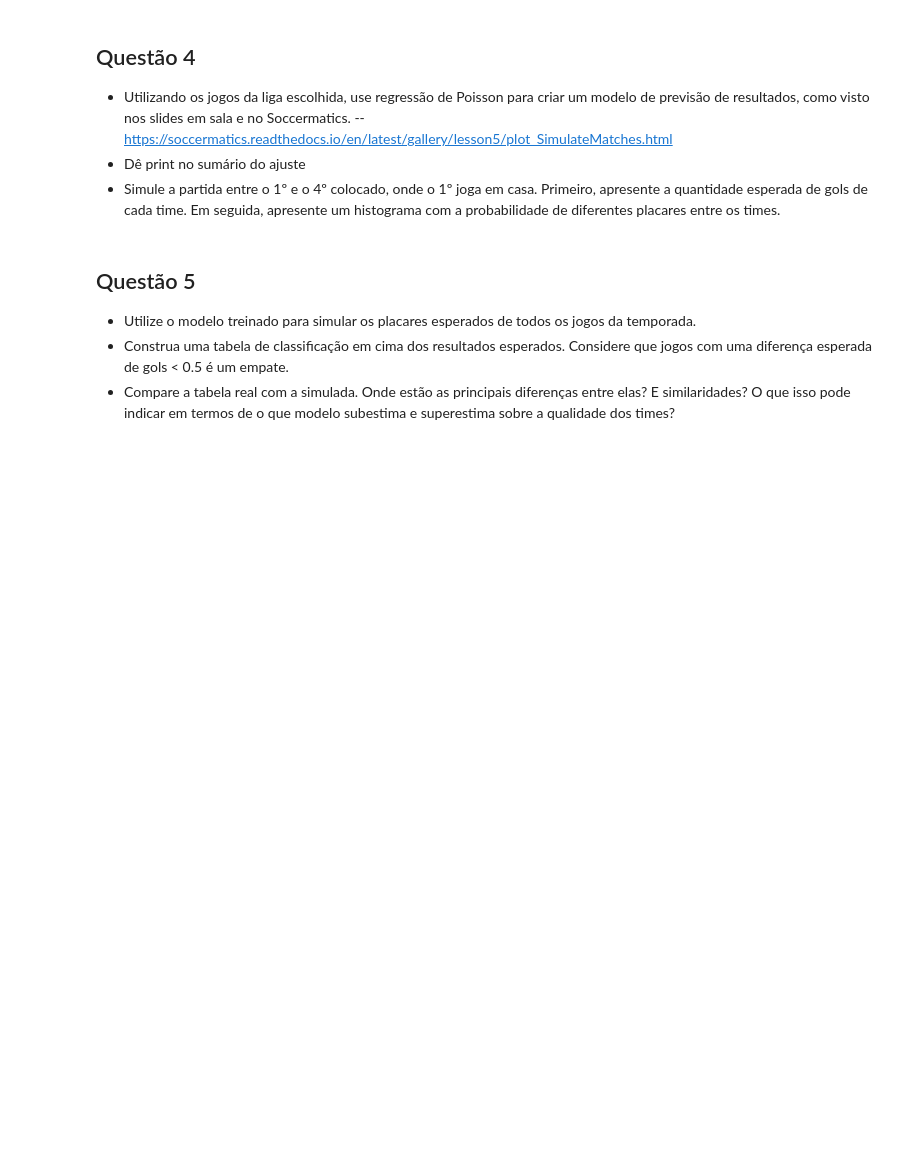
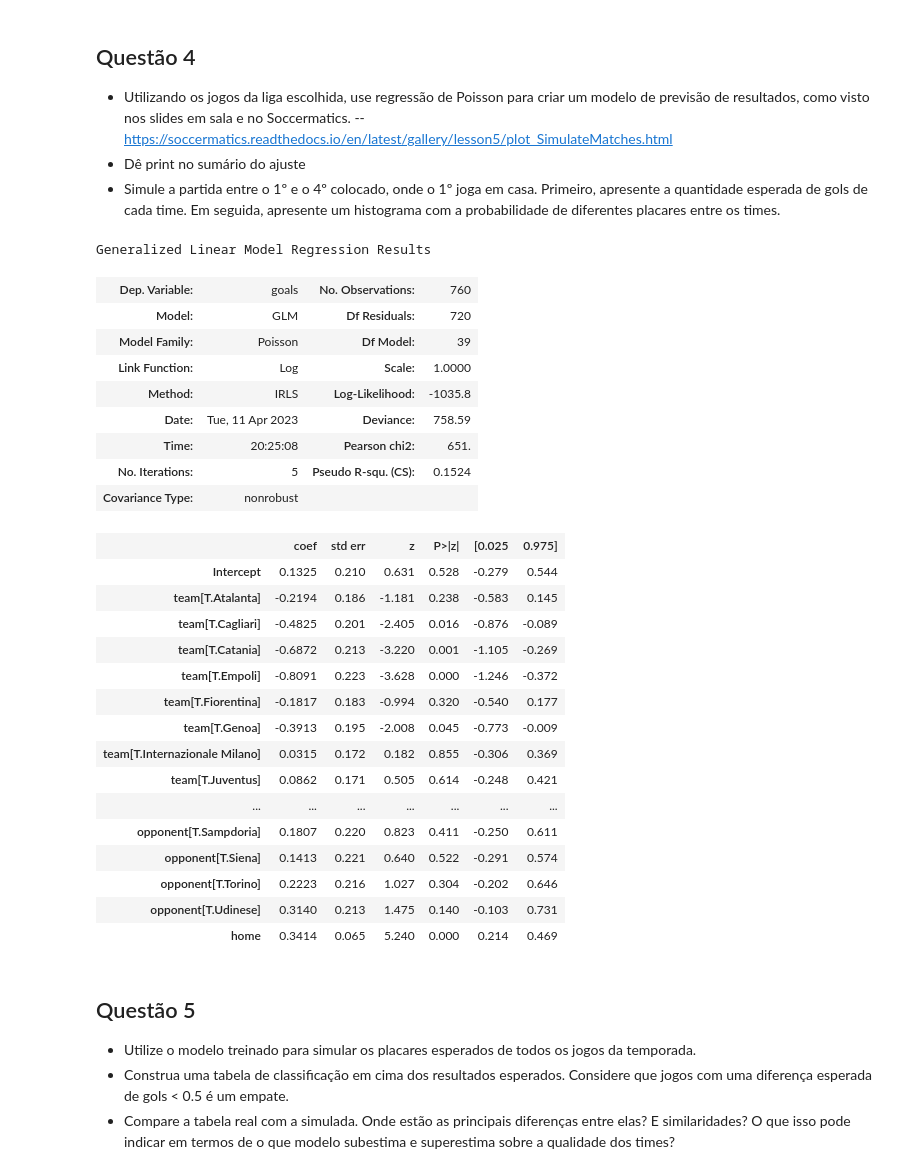
Before and after one commit to paduathiago/Data-Science-Applied-to-Soccer, a Jupyter notebook: ativ_1.ipynb, the cells around one changed output. Saved outputs shown, nothing was run; the diff lists cells and outputs as text; code cells hidden in the pictures; blank space fills up the shorter version.

Commit message:
first steps towars poisson regression

```diff
--- a/ativ_1.ipynb
+++ b/ativ_1.ipynb
@@ -249,3 +252,39 @@ display(ita1_first_half)
 -- https://soccermatics.readthedocs.io/en/latest/gallery/lesson5/plot_SimulateMatches.html
 - Dê print no sumário do ajuste
 - Simule a partida entre o 1º e o 4º colocado, onde o 1º joga em casa. Primeiro, apresente a quantidade esperada de gols de cada time. Em seguida, apresente um histograma com a probabilidade de diferentes placares entre os times.
+# %%
+goal_model_data = pd.concat([italian_league_0708[['HT','AT','HS']].assign(home=1).rename(
+    columns={'HT':'team', 'AT':'opponent','HS':'goals'}),
+    italian_league_0708[['AT','HT','AS']].assign(home=0).rename(
+    columns={'AT':'team', 'HT':'opponent','AS':'goals'})])
+
+poisson_model = smf.glm(formula="goals ~ home + team + opponent", data=goal_model_data,
+                        family=sm.families.Poisson()).fit()
+poisson_model.summary()
+# %% [output]
+Generalized Linear Model Regression Results
+| Dep. Variable: | goals | No. Observations: | 760 |
+| Model: | GLM | Df Residuals: | 720 |
+| Model Family: | Poisson | Df Model: | 39 |
+| Link Function: | Log | Scale: | 1.0000 |
+| Method: | IRLS | Log-Likelihood: | -1035.8 |
+| Date: | Tue, 11 Apr 2023 | Deviance: | 758.59 |
+| Time: | 20:25:08 | Pearson chi2: | 651. |
+| No. Iterations: | 5 | Pseudo R-squ. (CS): | 0.1524 |
+| Covariance Type: | nonrobust |  |  |
+|  | coef | std err | z | P>|z| | [0.025 | 0.975] |
+| Intercept | 0.1325 | 0.210 | 0.631 | 0.528 | -0.279 | 0.544 |
+| team[T.Atalanta] | -0.2194 | 0.186 | -1.181 | 0.238 | -0.583 | 0.145 |
+| team[T.Cagliari] | -0.4825 | 0.201 | -2.405 | 0.016 | -0.876 | -0.089 |
+| team[T.Catania] | -0.6872 | 0.213 | -3.220 | 0.001 | -1.105 | -0.269 |
+| team[T.Empoli] | -0.8091 | 0.223 | -3.628 | 0.000 | -1.246 | -0.372 |
+| team[T.Fiorentina] | -0.1817 | 0.183 | -0.994 | 0.320 | -0.540 | 0.177 |
+| team[T.Genoa] | -0.3913 | 0.195 | -2.008 | 0.045 | -0.773 | -0.009 |
+| team[T.Internazionale Milano] | 0.0315 | 0.172 | 0.182 | 0.855 | -0.306 | 0.369 |
+| team[T.Juventus] | 0.0862 | 0.171 | 0.505 | 0.614 | -0.248 | 0.421 |
+| ... | ... | ... | ... | ... | ... | ... |
+| opponent[T.Sampdoria] | 0.1807 | 0.220 | 0.823 | 0.411 | -0.250 | 0.611 |
+| opponent[T.Siena] | 0.1413 | 0.221 | 0.640 | 0.522 | -0.291 | 0.574 |
+| opponent[T.Torino] | 0.2223 | 0.216 | 1.027 | 0.304 | -0.202 | 0.646 |
+| opponent[T.Udinese] | 0.3140 | 0.213 | 1.475 | 0.140 | -0.103 | 0.731 |
+| home | 0.3414 | 0.065 | 5.240 | 0.000 | 0.214 | 0.469 |
```
Also changed, not shown: parts of 4 cells of this notebook.
